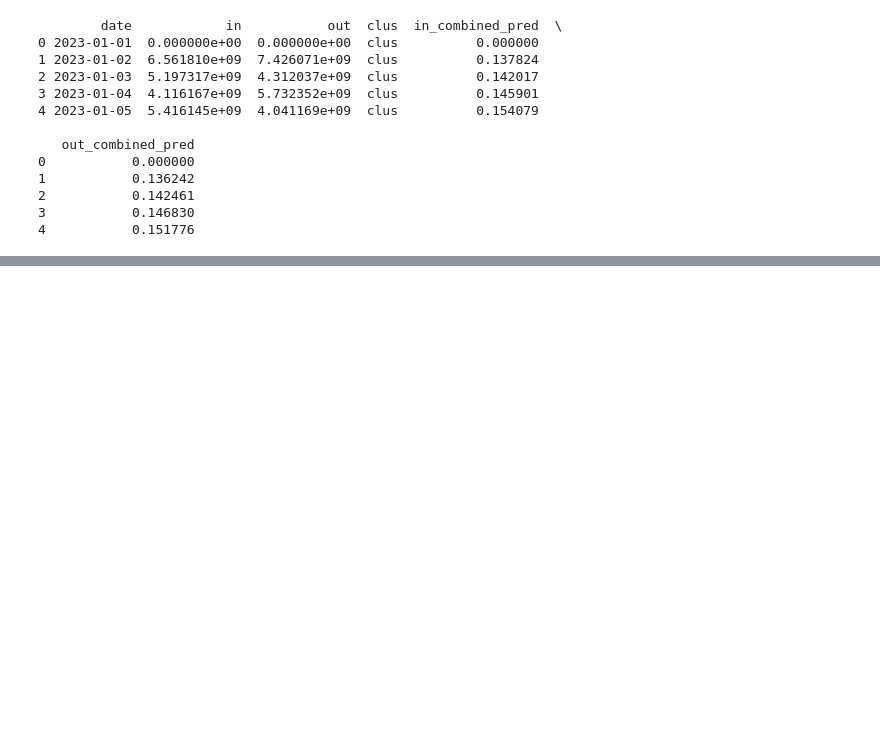
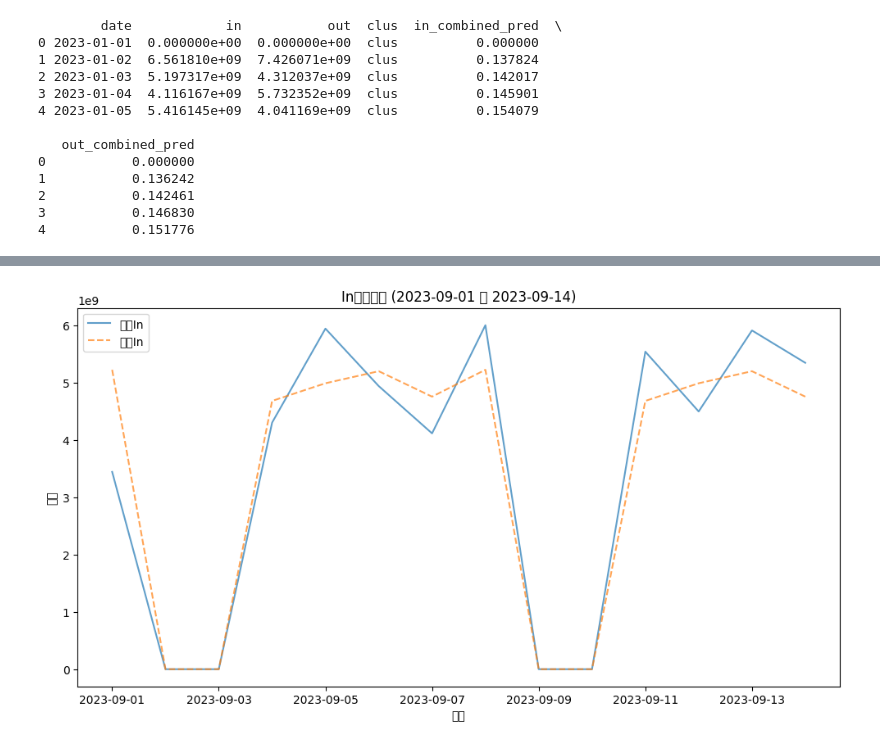
Before and after one commit to Alamoooooooo/AlamoWork, a Jupyter notebook: testCode/flow_test/rank1 回归模型.ipynb, the cells around one changed output, grey strips where cells are left out. Saved outputs shown, nothing was run; the diff lists cells and outputs as text; code cells hidden in the pictures; blank space fills up the shorter version.

```diff
--- a/testCode/flow_test/rank1 回归模型.ipynb
+++ b/testCode/flow_test/rank1 回归模型.ipynb
@@ -518,0 +1312,99 @@ result.to_csv("0.csv", index=False, header=False)  # 导出预测结果
+# %%
+import pandas as pd
+import numpy as np
+import matplotlib.pyplot as plt
+from sklearn.metrics import mean_absolute_error, mean_absolute_percentage_error
+import holidays
+# 数据加载与准备
+raw_data = pd.read_csv('../fund_flow_simulated.csv')
+raw_data['date'] = pd.to_datetime(raw_data['date'])
+
+# 设定预测开始日期
+prediction_start_date = pd.Timestamp('2023-09-01')
+
+# 预测目标时间框长度
+forecast_days = 14
+
+# 添加日期相关特征
+raw_data['day_of_week'] = raw_data['date'].dt.dayofweek
+raw_data['month'] = raw_data['date'].dt.month
+raw_data['day'] = raw_data['date'].dt.day
+raw_data['is_weekend'] = raw_data['day_of_week'].apply(lambda x: 1 if x >= 5 else 0)
+raw_data['rx'] = (raw_data['date'] - prediction_start_date).dt.days
+
+# 添加节假日特征（示例，需根据holidays实现）
+year = raw_data['day'] = raw_data['date'].dt.year
+holidays_cn = holidays.CN(years=year.unique())
+raw_data['is_holiday'] = raw_data['date'].astype(str).isin(holidays_cn).astype(int)
+
+# 数据标准化与模型输入准备
+feature_columns = ['day_of_week', 'month', 'day', 'is_weekend', 'is_holiday']
+X = raw_data[feature_columns]
+y_in = raw_data['in']
+y_out = raw_data['out']
+
+# 模型训练
+model_in = RandomForestRegressor(n_estimators=100, random_state=42)
+model_out = RandomForestRegressor(n_estimators=100, random_state=42)
+
+# 函数：回测预测
+def backtest_predict(start_date, forecast_days, raw_data, model_in, model_out, X, y_in, y_out):
+    """
+    回测预测：根据指定的开始日期，预测未来一段时间的 `in` 和 `out` 值，并与实际值对比。
+    """
+    # 确定回测时间框
+    forecast_end_date = start_date + pd.Timedelta(days=forecast_days - 1)
+
+    # 筛选预测时间段的数据
+    forecast_data = raw_data[(raw_data['date'] >= start_date) & (raw_data['date'] <= forecast_end_date)]
+
+    # 在回测数据上进行预测
+    in_pred = model_in.predict(X.loc[forecast_data.index])
+    out_pred = model_out.predict(X.loc[forecast_data.index])
+
+    forecast_data['in_pred'] = in_pred
+    forecast_data['out_pred'] = out_pred
+
+    # 计算MAE与MAPE
+    mae_in = mean_absolute_error(forecast_data['in'], forecast_data['in_pred'])
+    mae_out = mean_absolute_error(forecast_data['out'], forecast_data['out_pred'])
+
+    mape_in = mean_absolute_percentage_error(forecast_data['in'], forecast_data['in_pred'])
+    mape_out = mean_absolute_percentage_error(forecast_data['out'], forecast_data['out_pred'])
+
+    # 可视化预测与真实值对比
+    plt.figure(figsize=(12, 6))
+    plt.plot(forecast_data['date'], forecast_data['in'], label='实际In', alpha=0.7)
+    plt.plot(forecast_data['date'], forecast_data['in_pred'], label='预测In', linestyle='--', alpha=0.7)
+    plt.legend()
+    plt.title(f'In预测结果 ({start_date.strftime("%Y-%m-%d")} 到 {forecast_end_date.strftime("%Y-%m-%d")})')
+    plt.xlabel('日期')
+    plt.ylabel('金额')
+    plt.show()
+
+    plt.figure(figsize=(12, 6))
+    plt.plot(forecast_data['date'], forecast_data['out'], label='实际Out', alpha=0.7)
+    plt.plot(forecast_data['date'], forecast_data['out_pred'], label='预测Out', linestyle='--', alpha=0.7)
+    plt.legend()
+    plt.title(f'Out预测结果 ({start_date.strftime("%Y-%m-%d")} 到 {forecast_end_date.strftime("%Y-%m-%d")})')
+    plt.xlabel('日期')
+    plt.ylabel('金额')
+    plt.show()
+
+    # 返回评估结果
+    return mae_in, mae_out, mape_in, mape_out
+
+# 训练模型
+X_train, X_test, y_in_train, y_in_test = train_test_split(X, y_in, test_size=0.2, random_state=42)
+X_train, X_test, y_out_train, y_out_test = train_test_split(X, y_out, test_size=0.2, random_state=42)
+
+model_in.fit(X_train, y_in_train)
+model_out.fit(X_train, y_out_train)
+
+# 在回测中预测未来14天
+mae_in, mae_out, mape_in, mape_out = backtest_predict(prediction_start_date, forecast_days, raw_data, model_in, model_out, X, y_in, y_out)
+
+print(f"In预测MAE: {mae_in}, MAPE: {mape_in}")
+print(f"Out预测MAE: {mae_out}, MAPE: {mape_out}")
+# %% [output]
+[figure, added]
```
Also changed, not shown: parts of 22 cells of this notebook, 5 other files.
